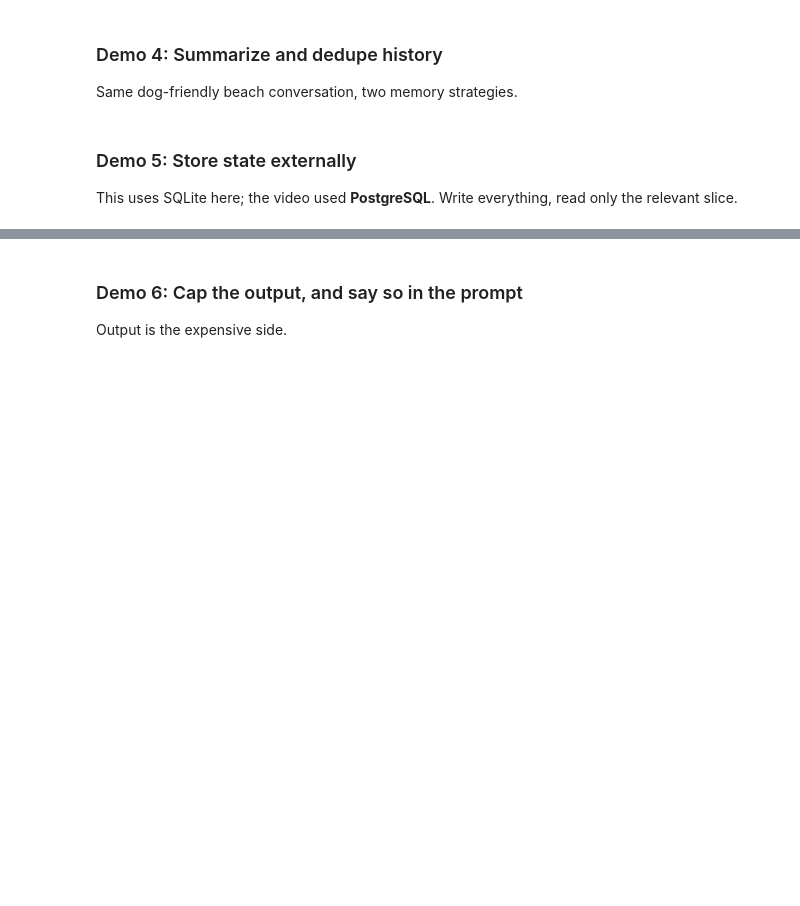
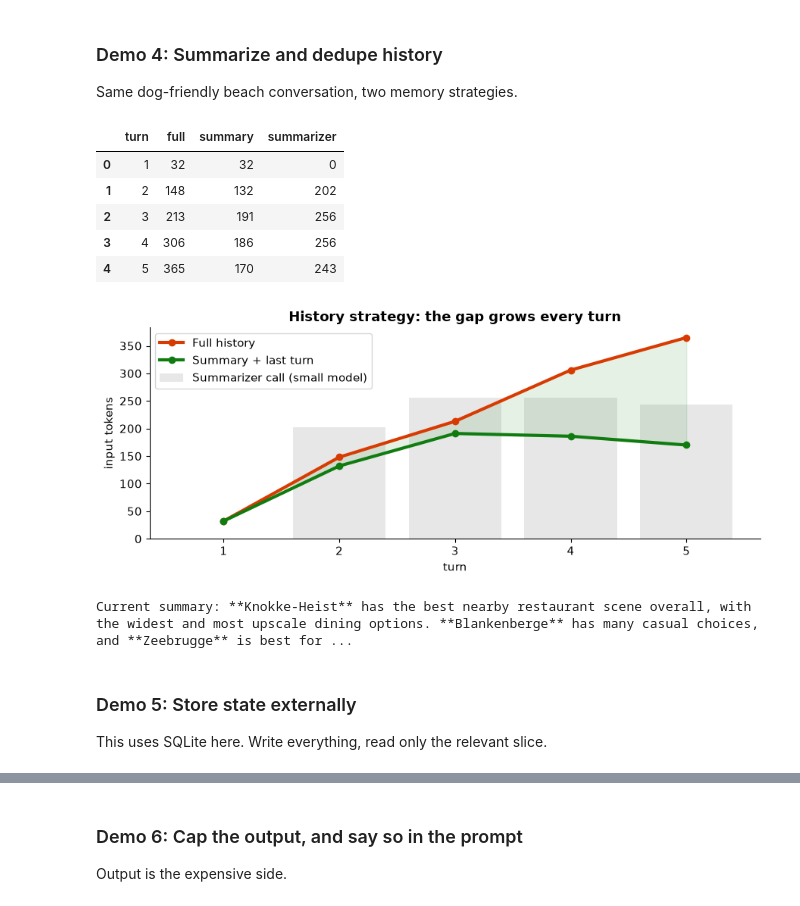
Before and after one commit to ewouds/tokenomics, a Jupyter notebook: Tokenomics-Demo.ipynb, the cells around one changed output, grey strips where cells are left out. Cells and saved outputs as stored; diff of their text form; code cells hidden in the pictures; blank space fills up the shorter version.

```diff
--- a/Tokenomics-Demo.ipynb
+++ b/Tokenomics-Demo.ipynb
@@ -227,37 +290,47 @@ Same dog-friendly beach conversation, two memory strategies.
 # %%
 SYSTEM = {"role": "system", "content": "You are a travel assistant. Be brief (max 3 sentences)."}
 QUESTIONS = ["Which beaches in Belgium are dog friendly?", "Are dogs allowed there in summer?",
              "Any of them close to Bruges?", "Which one has the best restaurant nearby?", "And is there parking?"]
 full, recent, summary, data = [], [], "", []
+
 for i, q in enumerate(QUESTIONS, 1):
     full.append({"role": "user", "content": q})
     a, ra = chat([SYSTEM] + full, demo="4 Summarize", label=f"full t{i}")
     full.append({"role": "assistant", "content": a})
     ctx = [SYSTEM] + ([{"role": "system", "content": f"Conversation summary so far: {summary}"}] if summary else [])
+
     b, rb = chat(ctx + recent + [{"role": "user", "content": q}], demo="4 Summarize", label=f"summary t{i}")
     recent += [{"role": "user", "content": q}, {"role": "assistant", "content": b}]
     sc = 0
-    if len(recent) > 2:   # keep last pair verbatim, fold the rest into the summary
+    if len(recent) > 2:   # keep last pair to the letter, fold the rest into the summary
         old, recent = recent[:-2], recent[-2:]
         text = (f"Previous summary: {summary}\n" if summary else "") + "\n".join(f"{m['role']}: {m['content']}" for m in old)
         summary, rs = chat([{"role": "system", "content": "Summarize in max 50 words. Keep facts, places, preferences."},
                             {"role": "user", "content": text}], demo="4 Summarize", label=f"summarizer t{i}")
         sc = rs["prompt"] + rs["completion"]
     data.append(dict(turn=i, full=ra["prompt"], summary=rb["prompt"], summarizer=sc))
 d4 = pd.DataFrame(data); display(d4)
 
 fig, ax = plt.subplots()
 ax.plot(d4.turn, d4.full, marker="o", lw=3, color=MS["orange"], label="Full history")
 ax.plot(d4.turn, d4.summary, marker="o", lw=3, color=MS["green"], label="Summary + last turn")
 ax.bar(d4.turn, d4.summarizer, alpha=.25, color=MS["grey"], label="Summarizer call (small model)")
 ax.fill_between(d4.turn, d4.summary, d4.full, color=MS["green"], alpha=.1)
 ax.set_xlabel("turn"); ax.set_ylabel("input tokens"); ax.set_title("History strategy: the gap grows every turn"); ax.legend()
 plt.tight_layout(); plt.show()
 print("Current summary:", summary)
-video("At turn 3, sending a summary instead of the full history used only 118 tokens.")
+# %% [output]
+|  | turn | full | summary | summarizer |
+| 0 | 1 | 32 | 32 | 0 |
+| 1 | 2 | 148 | 132 | 202 |
+| 2 | 3 | 213 | 191 | 256 |
+| 3 | 4 | 306 | 186 | 256 |
+| 4 | 5 | 365 | 170 | 243 |
+[figure, added]
+Current summary: **Knokke-Heist** has the best nearby restaurant scene overall, with the widest and most upscale dining options. **Blankenberge** has many casual choices, and **Zeebrugge** is best for ...
 # %% [markdown]
 ### Demo 5: Store state externally
-This uses SQLite here; the video used **PostgreSQL**. Write everything, read only the relevant slice.
+This uses SQLite here. Write everything, read only the relevant slice.
 # %%
 db = sqlite3.connect(":memory:")   # production: psycopg.connect(os.environ["PG_CONN"]) / Cosmos DB / Redis
 db.execute("CREATE TABLE memory (session TEXT, kind TEXT, topic TEXT, content TEXT)")
```
Also changed, not shown: parts of 22 cells of this notebook, 1 other file.
